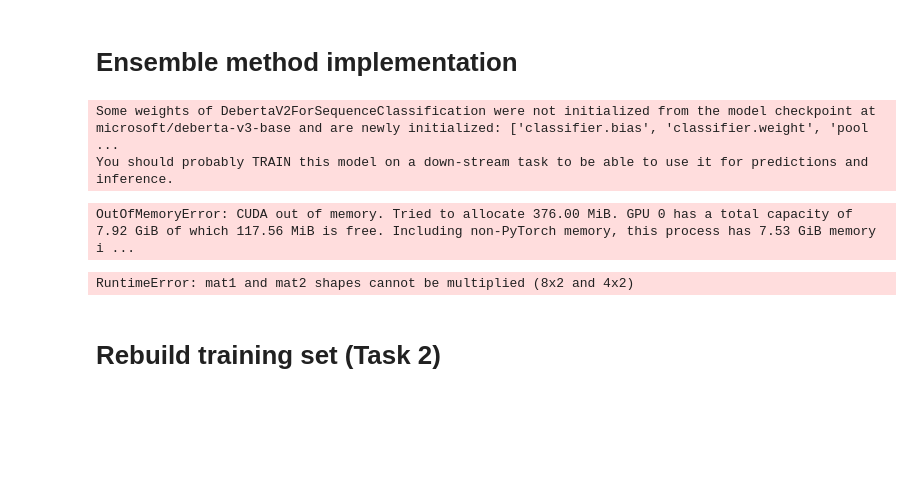
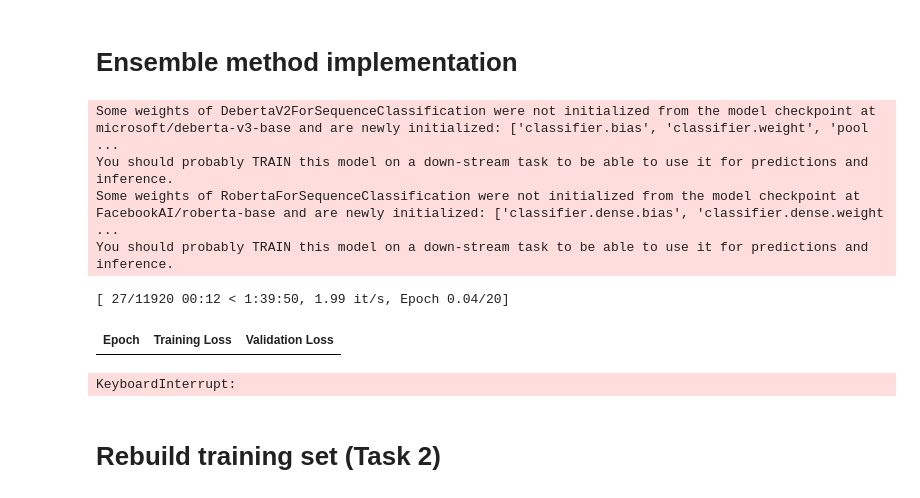
Before and after one commit to preesha-gehlot/nlp, a Jupyter notebook: NLP_CW.ipynb, the cells around one changed output. Drawn from its saved outputs; the diff is of its cells as text; code cells hidden in the pictures; blank space fills up the shorter version.

```diff
--- a/NLP_CW.ipynb
+++ b/NLP_CW.ipynb
@@ -487,13 +487,19 @@ class EnsembleModel(torch.nn.Module):
         self.model1 = model1
         self.model2 = model2
         self.classifier = torch.nn.Linear(4, 2)
+        self.loss_fct = torch.nn.CrossEntropyLoss()
 
-    def forward(self, input_ids1, input_ids2):
+    def forward(self, input_ids1, input_ids2, labels):
         outputs1 = self.model1(input_ids=input_ids1).logits
         outputs2 = self.model2(input_ids=input_ids2).logits
         concatenated = torch.cat((outputs1, outputs2), dim=1)
         logits = self.classifier(concatenated)
-        return logits
+
+        loss = None
+        if labels is not None:
+            loss = self.loss_fct(logits, labels)
+            return {"loss": loss, "logits": logits}
+        return {"logits": logits}
 
 def getEnsembleData():
     # Perform tokenization
@@ -506,8 +512,8 @@ def getEnsembleData():
     # Tokenization function
     def tokenize_function(example):
         return {
-            "input_ids1": tokenizer1(example["text"], truncation=True, padding="max_length", max_length=128)["input_ids"],
-            "input_ids2": tokenizer2(example["text"], truncation=True, padding="max_length", max_length=128)["input_ids"],
+            "input_ids1": tokenizer1(example["text"], truncation=True, padding="max_length", max_length=256)["input_ids"],
+            "input_ids2": tokenizer2(example["text"], truncation=True, padding="max_length", max_length=256)["input_ids"],
         }
 
     # Apply tokenization
@@ -538,31 +544,36 @@ ensemble_model = EnsembleModel(model1, model2)
 # %% [output]
 Some weights of DebertaV2ForSequenceClassification were not initialized from the model checkpoint at microsoft/deberta-v3-base and are newly initialized: ['classifier.bias', 'classifier.weight', 'pool ...
 You should probably TRAIN this model on a down-stream task to be able to use it for predictions and inference.
+Some weights of RobertaForSequenceClassification were not initialized from the model checkpoint at FacebookAI/roberta-base and are newly initialized: ['classifier.dense.bias', 'classifier.dense.weight ...
+You should probably TRAIN this model on a down-stream task to be able to use it for predictions and inference.
-OutOfMemoryError: CUDA out of memory. Tried to allocate 376.00 MiB. GPU 0 has a total capacity of 7.92 GiB of which 117.56 MiB is free. Including non-PyTorch memory, this process has 7.53 GiB memory i ...
 # %%
+output_dir = "./drive/MyDrive/nlp/results"
 training_args = TrainingArguments(
-    output_dir="./results",
+    output_dir=output_dir,
     evaluation_strategy="epoch",
     learning_rate=2e-5,
     per_device_train_batch_size=4,
     per_device_eval_batch_size=4,
-    num_train_epochs=3,
+    num_train_epochs=20,
     weight_decay=0.01,
     report_to=[],
 )
 
 
 trainer = Trainer(
     model=ensemble_model,
     args=training_args,
     train_dataset=train_ds,
     eval_dataset=test_ds,
     compute_metrics=compute_metrics,
 )
 
 trainer.train()
+trainer.save_model(output_dir)
 # %% [output]
-RuntimeError: mat1 and mat2 shapes cannot be multiplied (8x2 and 4x2)
+[ 27/11920 00:12 < 1:39:50, 1.99 it/s, Epoch 0.04/20]
+| Epoch | Training Loss | Validation Loss |
+KeyboardInterrupt:
 # %% [markdown]
 # Rebuild training set (Task 2)
 # %%
```
